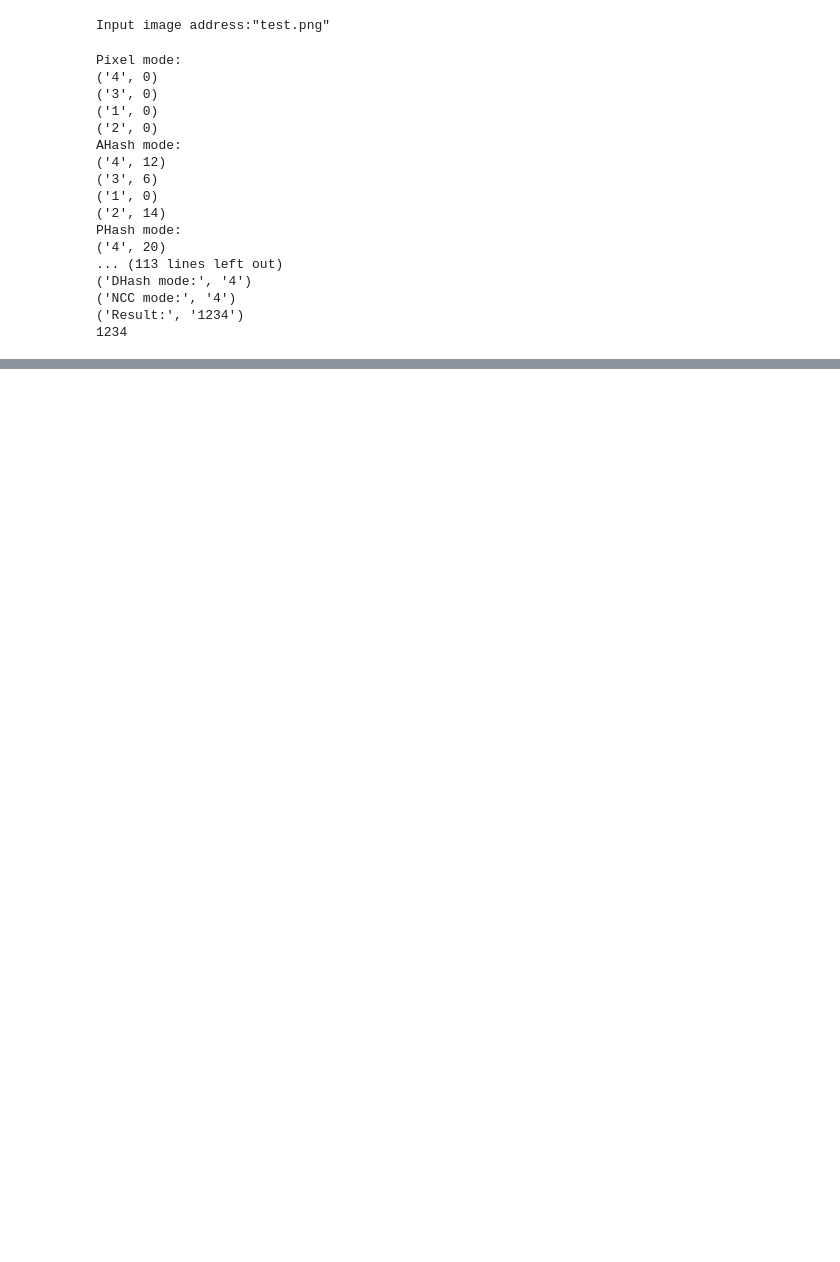
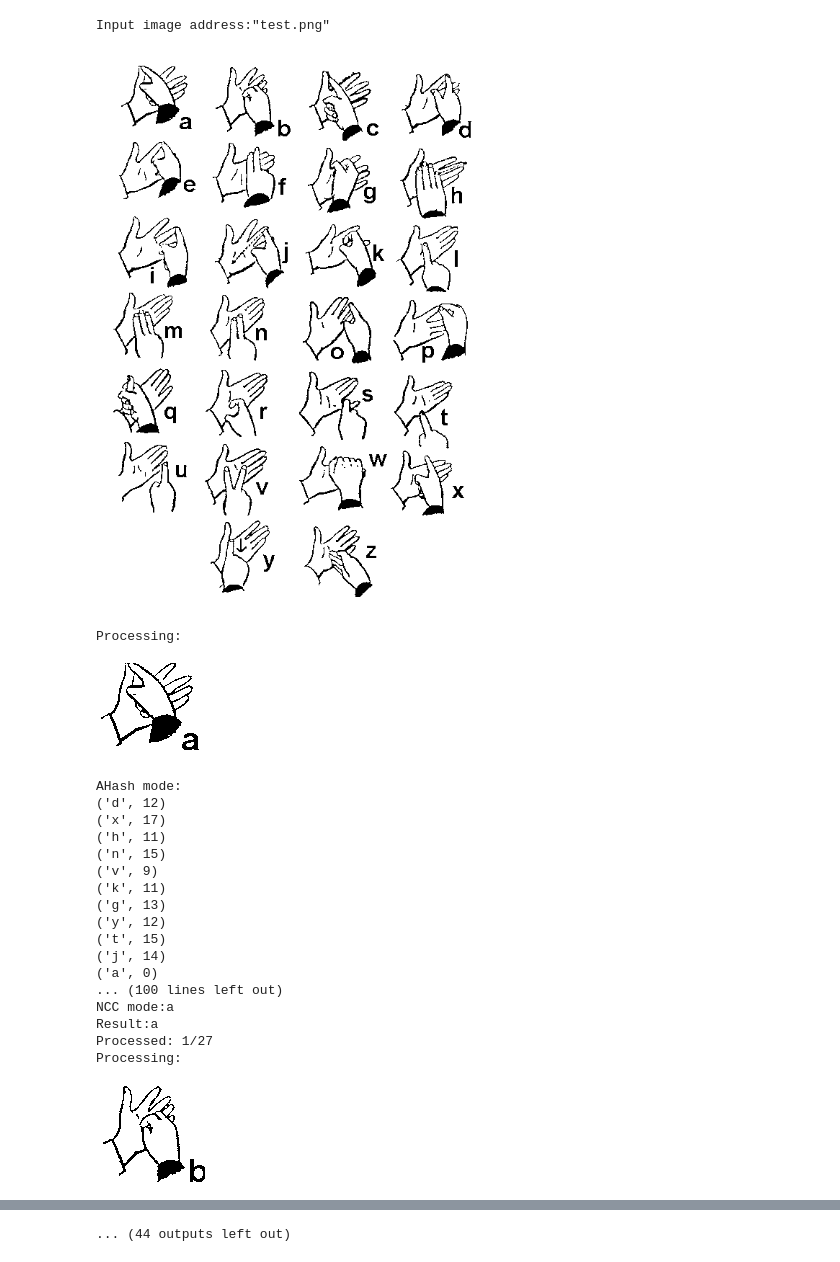
Before and after one commit to DentonJC/gctranslator, a Jupyter notebook: Project.ipynb, the cells around one changed output, grey strips where cells are left out. Saved outputs shown, nothing was run; the diff lists cells and outputs as text; code cells hidden in the pictures; blank space fills up the shorter version.

```diff
--- a/Project.ipynb
+++ b/Project.ipynb
@@ -66,11 +65,6 @@ def clean_folders():
         filelist = glob.glob(os.getcwd()+'/binary/*.*')
         for f in filelist:
             os.remove(f)
-    #The folder in which the resized images will be generated.
-    if os.path.exists(os.getcwd()+'/resized/'):
-        filelist = glob.glob(os.getcwd()+'/resized/*.*')
-        for f in filelist:
-            os.remove(f)
     #The folder in which the finded symbols will be generated.
     if os.path.exists(os.getcwd()+'/finded/'):
         filelist = glob.glob(os.getcwd()+'/finded/*.*')
@@ -85,10 +79,6 @@ def address_helper(input_img_addr, mode):
         input_img_addr = input_img_addr.replace('.bmp','.bmp')
     if mode == 'bin': #change the address of the folder to /binary
         input_img_addr = input_img_addr.replace('/examples/','/binary/')
-        input_img_addr = input_img_addr.replace('/resized/','/binary/')
-    if mode == 'res': #change the address of the folder to /resized
-        input_img_addr = input_img_addr.replace('/examples/','/resized/')
-        input_img_addr = input_img_addr.replace('/binary/','/resized/')
     if mode == 'cln': #leave only the name of file (letter)
         if rotate_mode == 1:
             for i in range(1, abs(360 / rotate_degr)):
@@ -99,7 +89,6 @@ def address_helper(input_img_addr, mode):
         input_img_addr = input_img_addr.replace('.png','')
         input_img_addr = input_img_addr.replace('.bmp','')
         input_img_addr = input_img_addr.replace(binary_path,'')
-        input_img_addr = input_img_addr.replace(resized_path,'')
         input_img_addr = input_img_addr.replace(finded_path,'')
 
     return input_img_addr
@@ -237,8 +303,8 @@ def dhash(input_img_addr):
     return diff
 # %%
 def compare_1to1(input_img_addr, example_addr):
-    example_addr = os.getcwd()+'/binary/'+address_helper(example_addr,'png')
-    input_img_addr = os.getcwd()+'/finded/'+input_img_addr
+    example_addr = binary_path + address_helper(example_addr,'png')
+    input_img_addr = finded_path + input_img_addr
 
 
     #compare per-pixel
@@ -344,37 +410,55 @@ def print_1toN(): #developer function, NEWER EVER USE TO THE FULL DATASET
 # %%
 def main():
-    global RESULT
+    global RESULT, input_address
+    display(DImage(filename=input_address))
     binarization(input_address)
-    #input_img_addr = address_helper(input_img_addr,'png')
-    #preprocessing(input_address)
-    #separation(input_address)
-    symbols = os.listdir('finded/')
+    input_address = address_helper(input_address,'png')
+    #preprocessing(img).save(input_address)
+    separation(input_address, threshold)
+    #images = os.listdir(finded_path)
+    #for i in range(len(images)):
+    #    try:
+    #        separation(images[i], threshold)
+    #    except IOError:
+    #        pass
+
+    delete_trash(t_threshold)
+    symbols = os.listdir(finded_path)
+    count = 0
     for i in sorted(symbols):
         try: #check if files are images
+            count+=1
+            print('Processing:')
+            display(DImage(filename=finded_path+i))
             compare_1toN(i)
             result_1toN()
             print_1toN()
+            print('Processed: '+str(count)+'/'+str(len(symbols)))
         except IOError:
             pass
-    print(RESULT)
+    print('Message: '+RESULT)
     RESULT = ''
     clean_folders()
 main()
 # %% [output]
+[figure, added]
-Pixel mode:
-('4', 0)
-('3', 0)
-('1', 0)
-('2', 0)
-AHash mode:
-('4', 12)
-('3', 6)
-('1', 0)
-('2', 14)
-PHash mode:
-('4', 20)
-... (113 lines left out)
-('DHash mode:', '4')
-('NCC mode:', '4')
-('Result:', '1234')
-1234
+Processing:
+[figure, added]
+AHash mode:
+('d', 12)
+('x', 17)
+('h', 11)
+('n', 15)
+('v', 9)
+('k', 11)
+('g', 13)
+('y', 12)
+('t', 15)
+('j', 14)
+('a', 0)
+... (100 lines left out)
+NCC mode:a
+Result:a
+Processed: 1/27
+Processing:
+[figure, added]
@@ -380,0 +536 @@ PHash mode:
+... (44 outputs left out)
```
Also changed, not shown: parts of 5 cells of this notebook, 1 other file.
